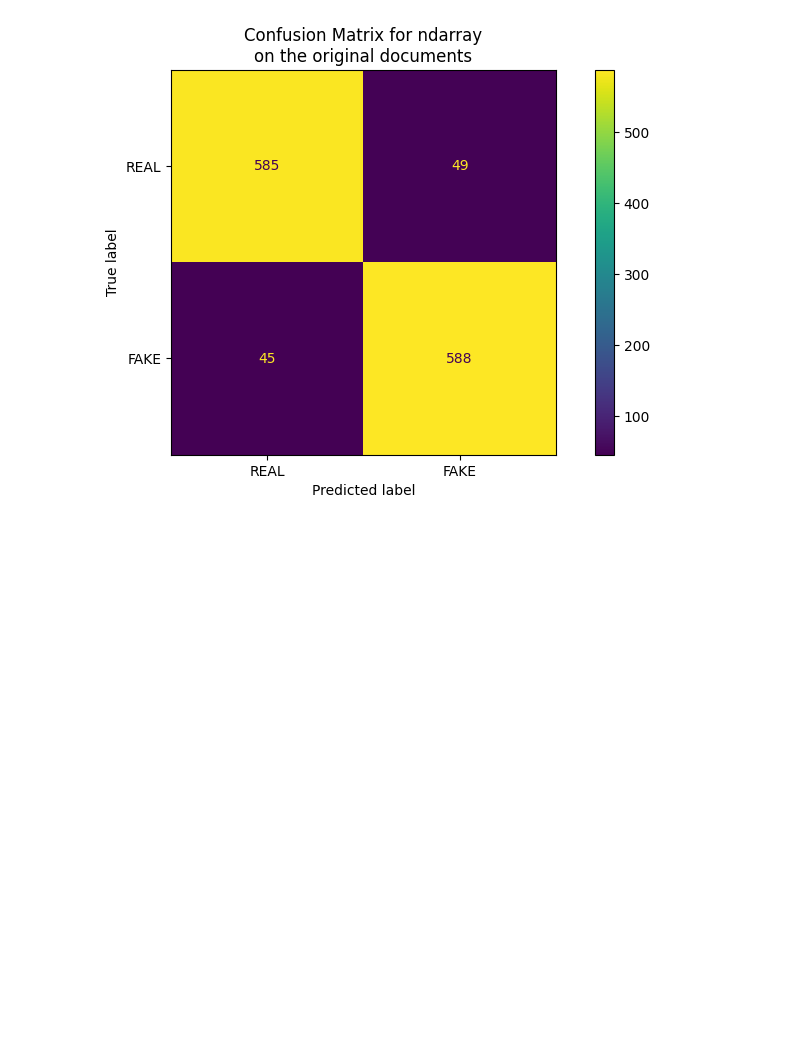
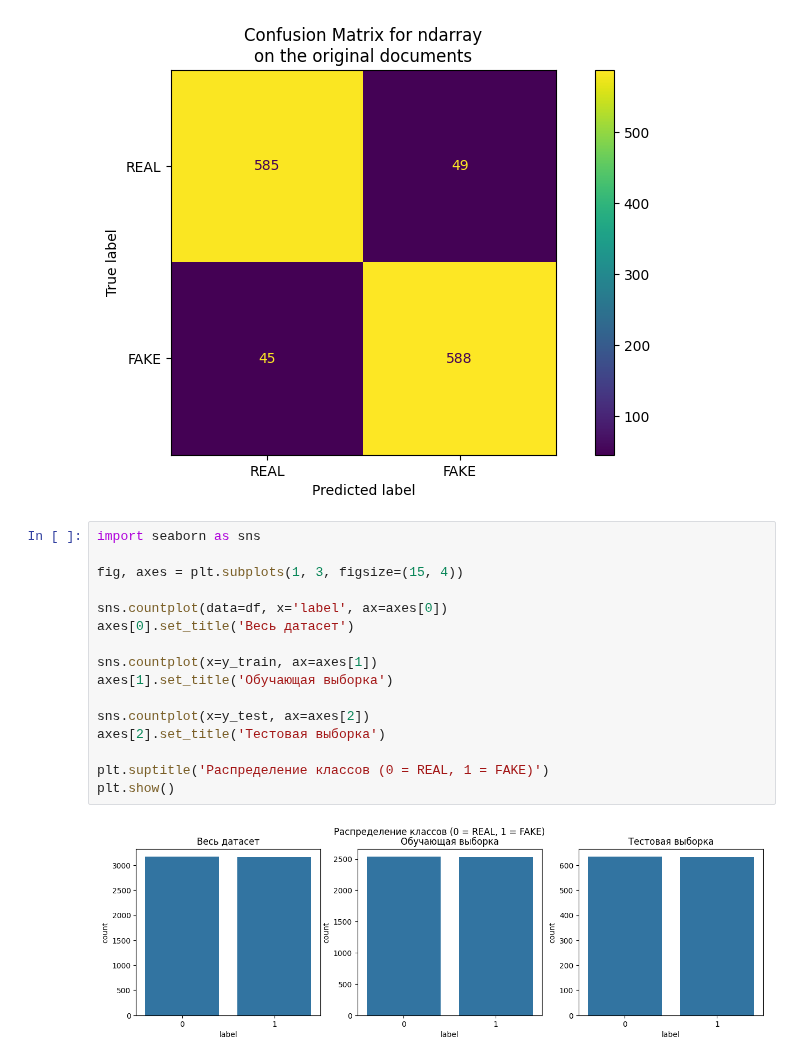
Before and after one commit to AleksandrMac/learning, a Jupyter notebook: ai/practic/1.1/1.1_task.ipynb, the cells around one changed output. Drawn from its saved outputs; the diff is of its cells as text; blank space fills up the shorter version.

```diff
--- a/ai/practic/1.1/1.1_task.ipynb
+++ b/ai/practic/1.1/1.1_task.ipynb
@@ -123,3 +123,21 @@ _ = ax.set_title(
 )
 # %% [output]
 [figure]
+# %%
+import seaborn as sns
+
+fig, axes = plt.subplots(1, 3, figsize=(15, 4))
+
+sns.countplot(data=df, x='label', ax=axes[0])
+axes[0].set_title('Весь датасет')
+
+sns.countplot(x=y_train, ax=axes[1])
+axes[1].set_title('Обучающая выборка')
+
+sns.countplot(x=y_test, ax=axes[2])
+axes[2].set_title('Тестовая выборка')
+
+plt.suptitle('Распределение классов (0 = REAL, 1 = FAKE)')
+plt.show()
+# %% [output]
+[figure, added]
```
Also changed, not shown: parts of 9 cells of this notebook.
